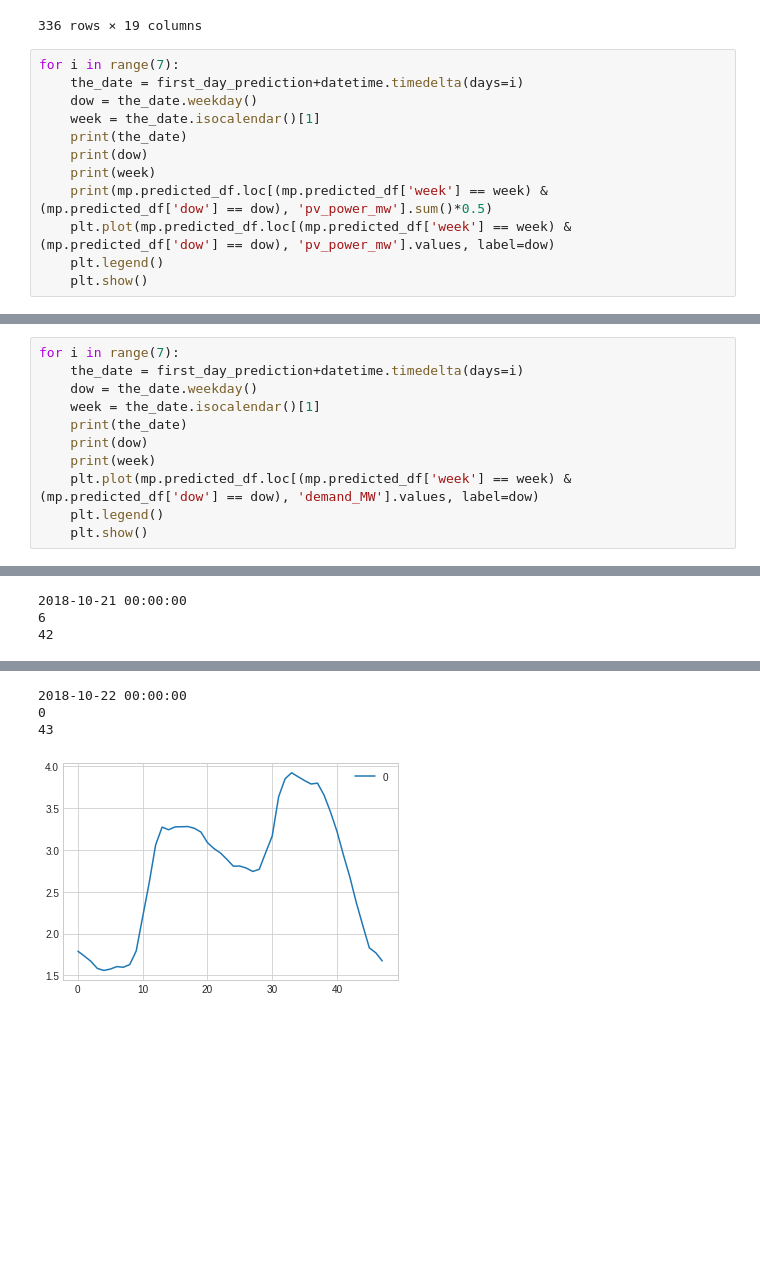
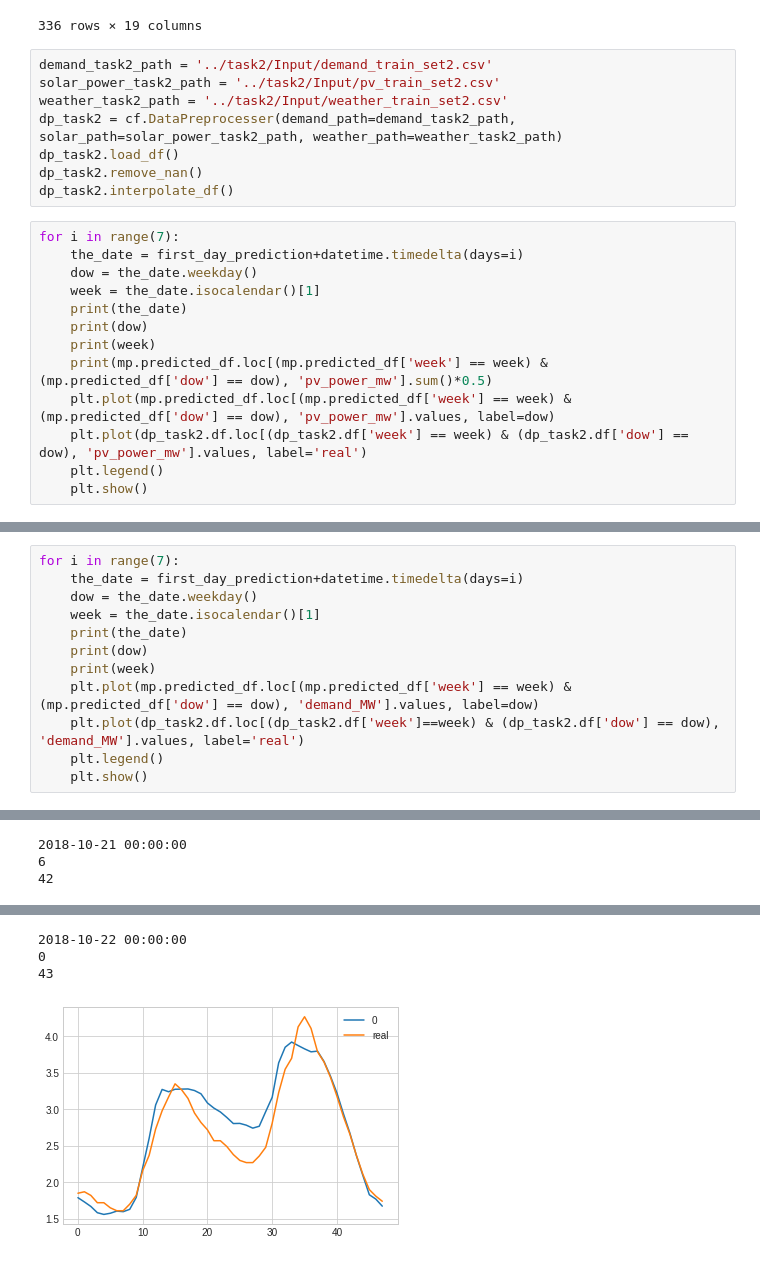
Before and after one commit to raphBeligs/westernpower, a Jupyter notebook: task1/raph_predictor_task1.ipynb, the cells around one changed output, grey strips where cells are left out. Saved outputs shown, nothing was run; the diff lists cells and outputs as text; blank space fills up the shorter version.

Commit message:
refactoring and compute score task 1

```diff
--- a/task1/raph_predictor_task1.ipynb
+++ b/task1/raph_predictor_task1.ipynb
@@ -431,6 +431,14 @@ mp.predicted_df
 | 2018-10-22 23:00:00 | 43.0 | 0.0 | 47.0 | 23.0 | 138.073731 | 1.769822 | 7.400 | 12.620 | ... |
 | 2018-10-22 23:30:00 | 43.0 | 0.0 | 48.0 | 23.0 | 131.051983 | 1.672778 | 7.400 | 12.620 | ... |
 336 rows × 19 columns
+# %%
+demand_task2_path = '../task2/Input/demand_train_set2.csv'
+solar_power_task2_path = '../task2/Input/pv_train_set2.csv'
+weather_task2_path = '../task2/Input/weather_train_set2.csv'
+dp_task2 = cf.DataPreprocesser(demand_path=demand_task2_path, solar_path=solar_power_task2_path, weather_path=weather_task2_path)
+dp_task2.load_df()
+dp_task2.remove_nan()
+dp_task2.interpolate_df()
 # %%
 for i in range(7):
     the_date = first_day_prediction+datetime.timedelta(days=i)
@@ -441,6 +449,7 @@ for i in range(7):
     print(week)
     print(mp.predicted_df.loc[(mp.predicted_df['week'] == week) & (mp.predicted_df['dow'] == dow), 'pv_power_mw'].sum()*0.5)
     plt.plot(mp.predicted_df.loc[(mp.predicted_df['week'] == week) & (mp.predicted_df['dow'] == dow), 'pv_power_mw'].values, label=dow)
+    plt.plot(dp_task2.df.loc[(dp_task2.df['week'] == week) & (dp_task2.df['dow'] == dow), 'pv_power_mw'].values, label='real')
     plt.legend()
     plt.show()
 # %% [output]
@@ -488,6 +497,7 @@ for i in range(7):
     print(dow)
     print(week)
     plt.plot(mp.predicted_df.loc[(mp.predicted_df['week'] == week) & (mp.predicted_df['dow'] == dow), 'demand_MW'].values, label=dow)
+    plt.plot(dp_task2.df.loc[(dp_task2.df['week']==week) & (dp_task2.df['dow'] == dow), 'demand_MW'].values, label='real')
     plt.legend()
     plt.show()
 # %% [output]
@@ -518,4 +528,4 @@ for i in range(7):
 2018-10-22 00:00:00
 0
 43
-[figure, old version]
+[figure, new version]
```
Also changed, not shown: parts of 3 cells of this notebook, 14 other files.
